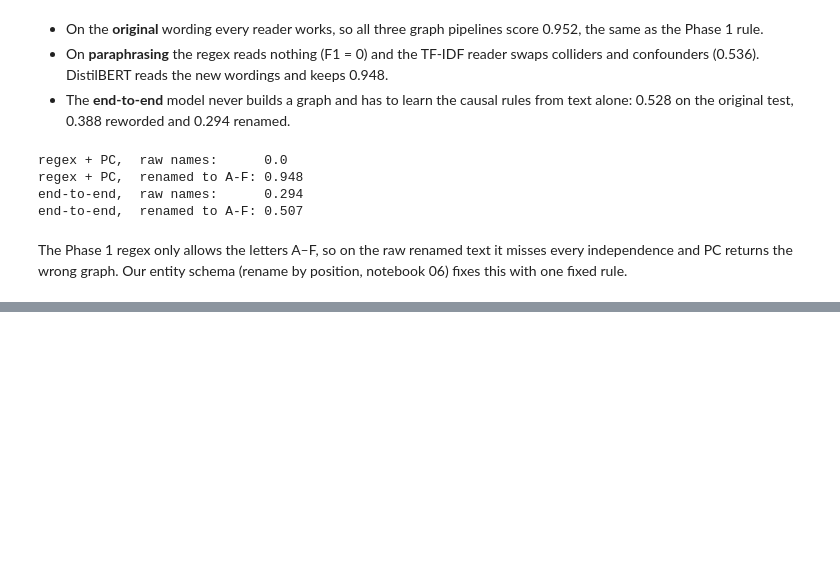
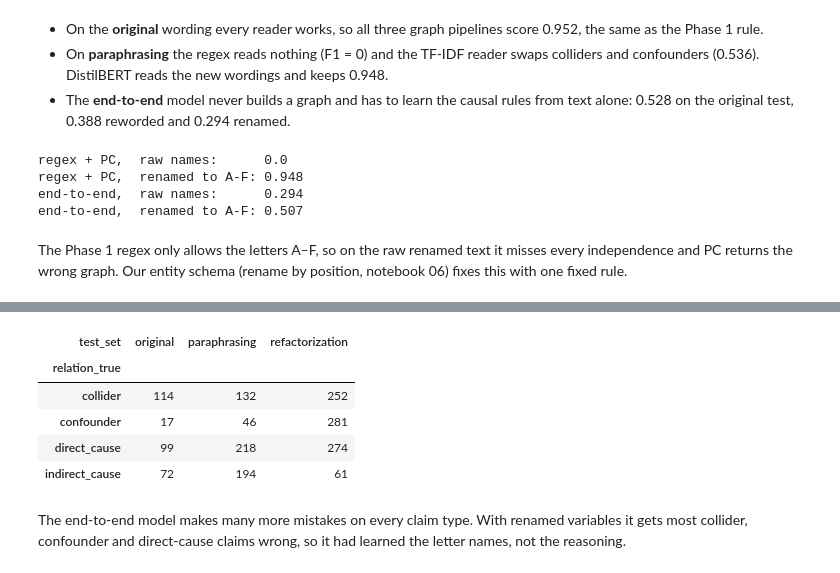
Before and after one commit to Dhanvin1520/Neuro-Symbolic-Causal-Inference-project, a Jupyter notebook: notebooks/09_comparison.ipynb, the cells around one changed output, grey strips where cells are left out. Saved outputs shown, nothing was run; the diff lists cells and outputs as text; code cells hidden in the pictures; blank space fills up the shorter version.

```diff
--- a/notebooks/09_comparison.ipynb
+++ b/notebooks/09_comparison.ipynb
@@ -185 +248,15 @@ returns the wrong graph. Our entity schema (rename by position, notebook 06) fix
+# %%
+# the end-to-end model's mistakes by claim type
+data["e2e_wrong"] = data["e2e_pred"] != data["label"]
+data.pivot_table(index="relation_true", columns="test_set", values="e2e_wrong", aggfunc="sum")
+# %% [output]
+| test_set | original | paraphrasing | refactorization |
+| relation_true |  |  |  |
+| collider | 114 | 132 | 252 |
+| confounder | 17 | 46 | 281 |
+| direct_cause | 99 | 218 | 274 |
+| indirect_cause | 72 | 194 | 61 |
+# %% [markdown]
+The end-to-end model makes many more mistakes on every claim type. With renamed variables it gets most collider,
+confounder and direct-cause claims wrong, so it had learned the letter names, not the reasoning.
 # %%
```
Also changed, not shown: parts of 6 cells of this notebook.
